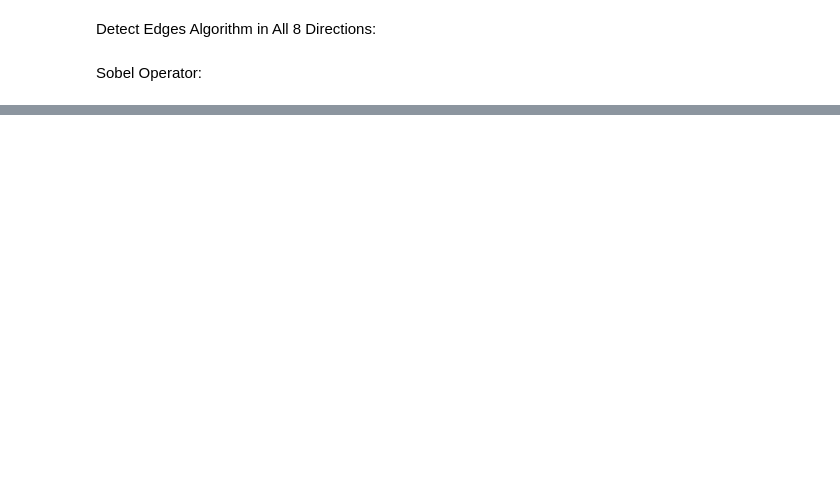
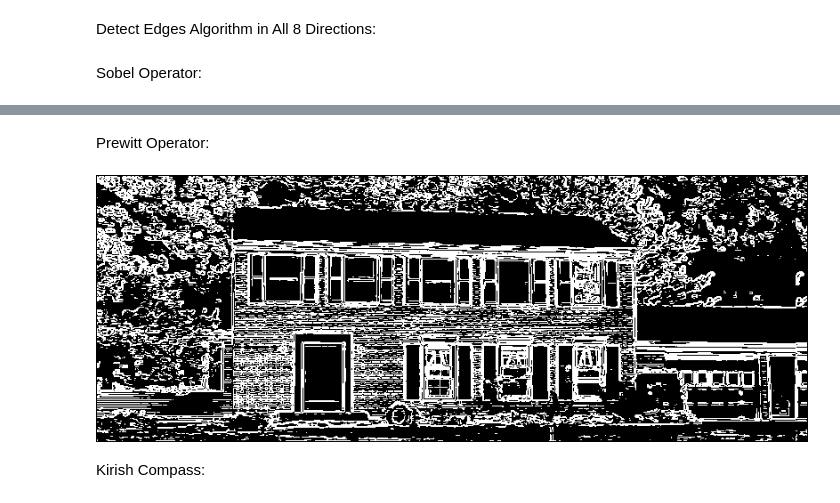
Before and after one commit to SamaMostafa03/Image_Processing_Algo, a Jupyter notebook: Edge-Detector/edges.ipynb, the cells around one changed output, grey strips where cells are left out. Saved outputs shown, nothing was run; the diff lists cells and outputs as text; code cells hidden in the pictures; blank space fills up the shorter version.

```diff
--- a/Edge-Detector/edges.ipynb
+++ b/Edge-Detector/edges.ipynb
@@ -84 +134,27 @@ Sobel Operator:
+# %% [markdown]
+Prewitt Operator:
+# %%
+prewitt_2_directions_mask = []
+
+prewitt_horizontal_mask = np.array([
+    [-1, 0, 1],
+    [-1, 0, 1],
+    [-1, 0, 1]
+])
+prewitt_vertical_mask = np.array([
+    [-1, -1, -1],
+    [0, 0, 0],
+    [1, 1, 1]
+])
+prewitt_2_directions_mask.append(prewitt_horizontal_mask)
+prewitt_2_directions_mask.append(prewitt_vertical_mask)
+
+output_array = detect_edges_in_2_directions(prewitt_2_directions_mask,image_array)
+
+Image.fromarray(output_array.astype(np.uint8)).save("prewitt_edges_image.bmp")
+Image.open("prewitt_edges_image.bmp")
+# %% [output]
+[figure, added]
+# %% [markdown]
+Kirish Compass:
 # %%
```
Also changed, not shown: parts of 6 cells of this notebook, 3 other files.
